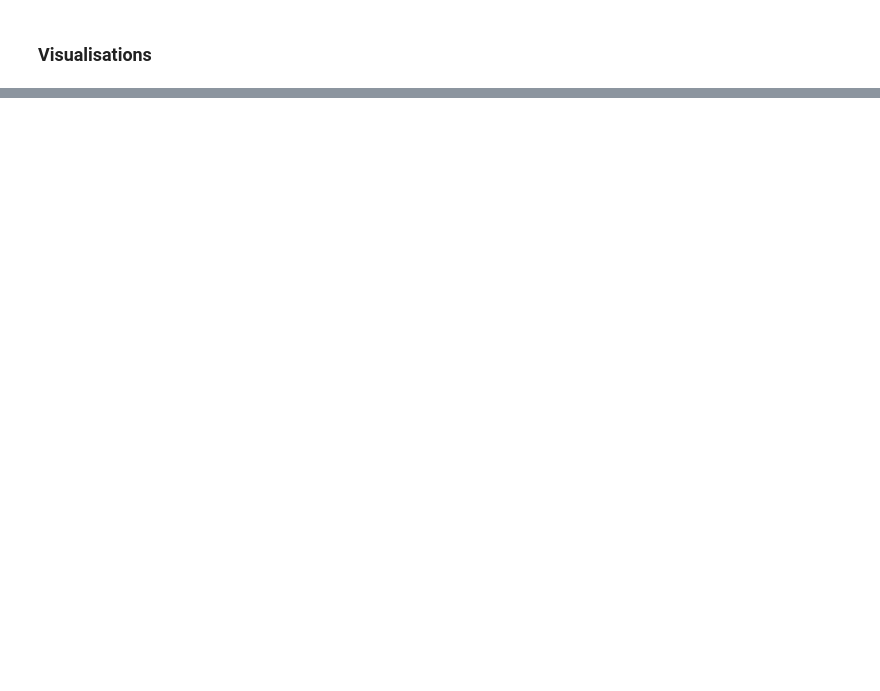
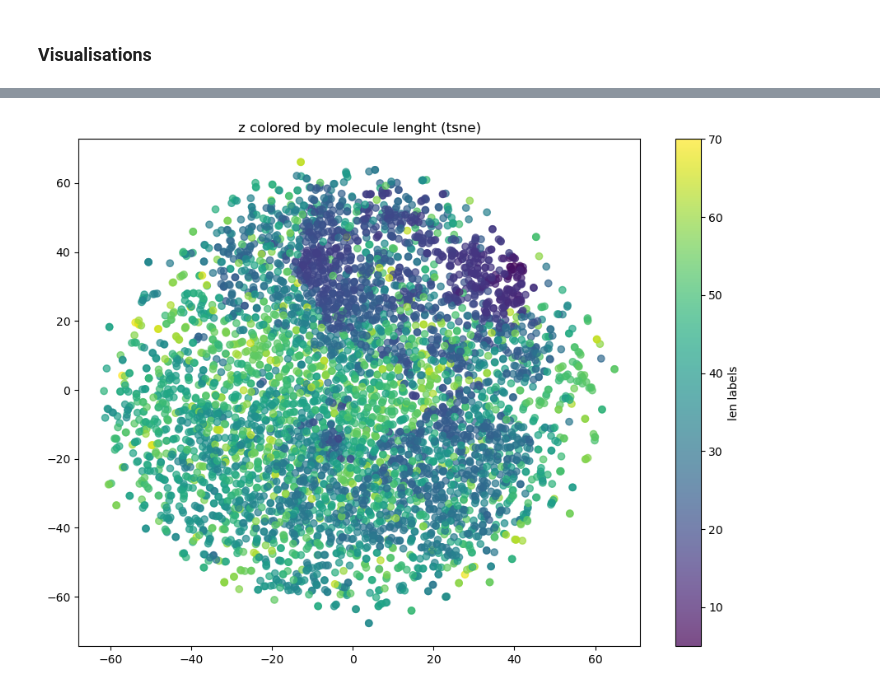
Before and after one commit to JanAndrzejewski050/Molecular-Spectro-Latent-Modeling, a Jupyter notebook: baseline_vae/tcn_train.ipynb, the cells around one changed output, grey strips where cells are left out. Saved outputs shown, nothing was run; the diff lists cells and outputs as text; code cells hidden in the pictures; blank space fills up the shorter version.

```diff
--- a/baseline_vae/tcn_train.ipynb
+++ b/baseline_vae/tcn_train.ipynb
@@ -344,2 +344,12 @@ mean accuracy: 95.13%
 # %% [markdown]
 ### Visualisations
+# %%
+logits, mu, logvar = model.encode_sequence(data)
+z = mu
+z.cpu().numpy()
+# %%
+n_samples = 5000
+idxs = np.random.choice(z.shape[0], size=n_samples, replace=False)
+z_sample = z[idxs]
+len_labels = len_labels = np.array(df['lenghts'])[idxs]
+z_sample.shape
@@ -345,0 +367,9 @@ mean accuracy: 95.13%
+# %%
+pca_z = TSNE(n_components=2).fit_transform(z_sample)
+plt.figure(figsize=(11,8))
+plt.scatter(pca_z[:, 0], pca_z[:, 1], c=len_labels, cmap='viridis', alpha=0.7)
+plt.title(label='z colored by molecule lenght (tsne)')
+plt.colorbar(label='len labels')
+plt.show()
+# %% [output]
+[figure, added]
```
Also changed, not shown: parts of 15 cells of this notebook.
